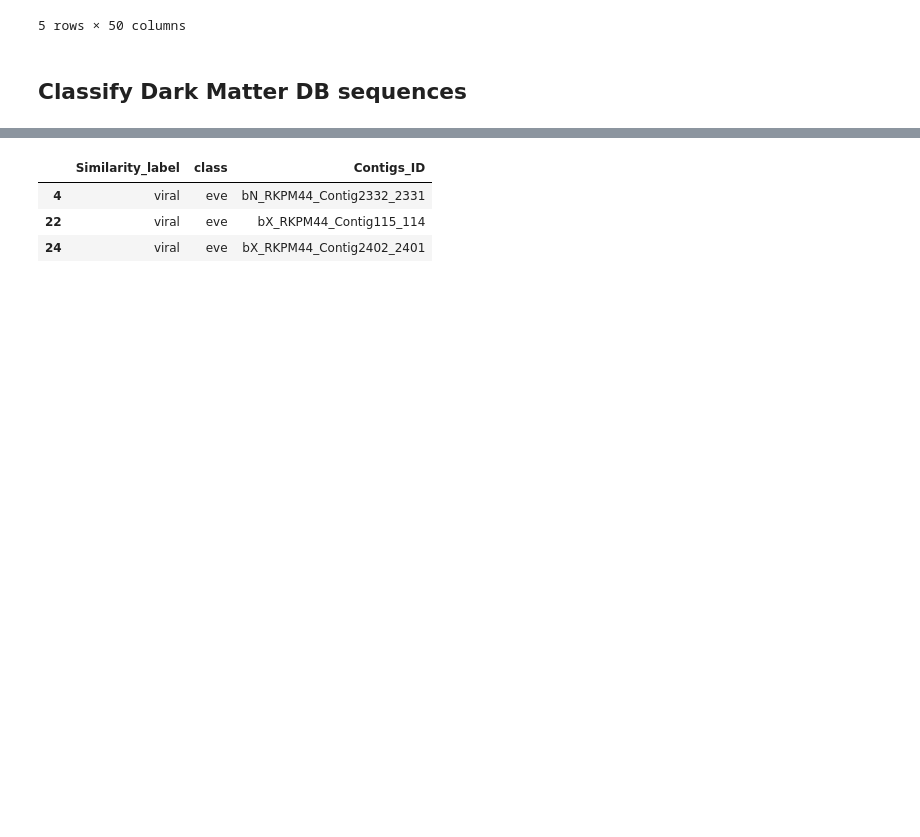
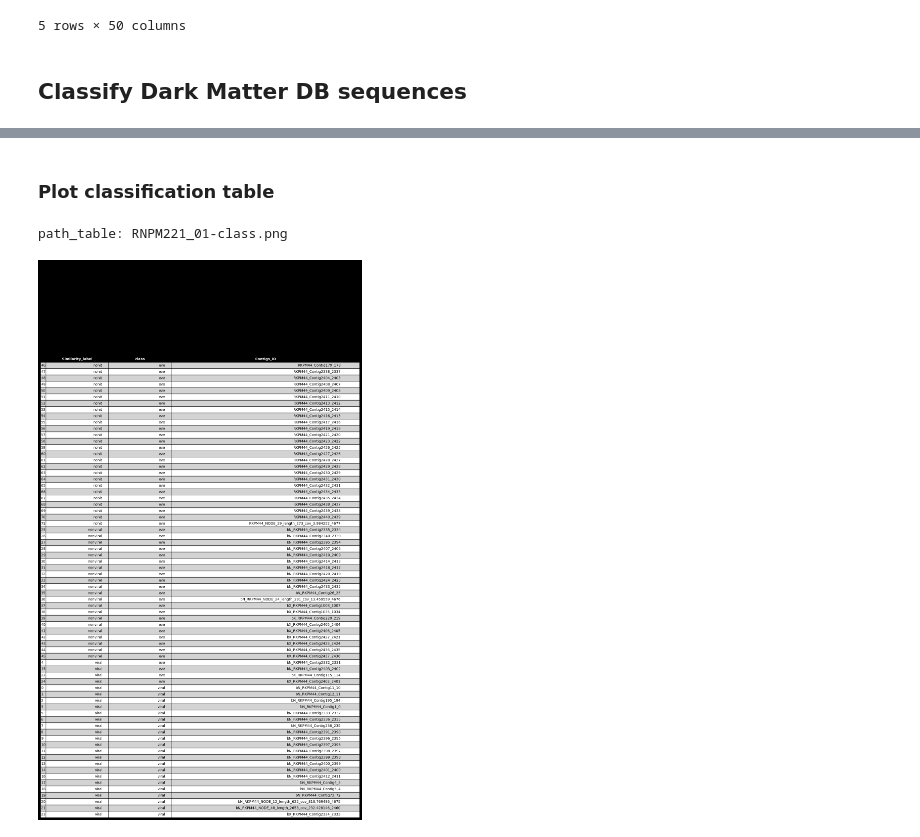
Before and after one commit to JPbio/small_RNA_MetaVir, a Jupyter notebook: src/ml/virus-eves/nb_virus_eves_inference.ipynb, the cells around one changed output, grey strips where cells are left out. Drawn from its saved outputs; the diff is of its cells as text; code cells hidden in the pictures; blank space fills up the shorter version.

```diff
--- a/src/ml/virus-eves/nb_virus_eves_inference.ipynb
+++ b/src/ml/virus-eves/nb_virus_eves_inference.ipynb
@@ -194,0 +188,3 @@ Index(['15', '16', '17', '18', '19', '20', '21', '22', '23', '24', '25', '26',
+# %%
+feat_dark = X_dark.columns
+feat_dark
@@ -238,7 +242,7 @@ Index(['15', '16', '17', '18', '19', '20', '21', '22', '23', '24', '25', '26',
 # %% [markdown]
 Common features
 # %%
-feat_common = [f for f in feat_eves if f in feat_dark_matter]
+feat_common = [f for f in feat_eves if f in feat_dark]
 feat_common
 # %% [output]
 ['dens15to18',
@@ -254,8 +258,8 @@ Build new data frame
 # Create new data frame
 df_dark2 = pd.DataFrame()
 
-df_dark2[col_id_dark] = df_dark_matter[col_id_dark]
-df_dark2[col_class_dark] = df_dark_matter[col_class_dark]
+df_dark2[col_id_dark] = df_dark[col_id_dark]
+df_dark2[col_class_dark] = df_dark[col_class_dark]
 
 # Add features with proper names
 feat_dark2 = []
@@ -263,14 +267,14 @@ feat_dark2 = []
 for i in range(15, 35 + 1):
     feat_sense = f'X{i}'
     feat_dark2.append(feat_sense)
-    df_dark2[feat_sense] = X_dark_matter[f'{i}']
+    df_dark2[feat_sense] = X_dark[f'{i}']
 
 for i in range(15, 35 + 1):
     feat_anti_sense = f'X.{i}'
     feat_dark2.append(feat_anti_sense)
-    df_dark2[feat_anti_sense] = X_dark_matter[f'-{i}']
+    df_dark2[feat_anti_sense] = X_dark[f'-{i}']
 
-df_dark2[feat_common] = X_dark_matter[feat_common].copy()
+df_dark2[feat_common] = X_dark[feat_common].copy()
 feat_dark2 += feat_common.copy()
 # %% [markdown]
 Check features
@@ -315,11 +319,3 @@ viral             viral    22
 Name: class, dtype: int64
-# %%
-# df_report[ (df_report[col_class_eve] == 'eve') & (df_report[col_class_dark == 'viral']) ]
-foo = df_report[df_report[col_class_dark] == 'viral' ].copy()
-# foo = foo[df_report[col_class_eve] == 'eve']
-foo[df_report[col_class_eve] == 'eve']
-# %% [output]
-|  | Similarity_label | class | Contigs_ID |
-| 4 | viral | eve | bN_RKPM44_Contig2332_2331 |
-| 22 | viral | eve | bX_RKPM44_Contig115_114 |
-| 24 | viral | eve | bX_RKPM44_Contig2402_2401 |
+# %% [markdown]
+### Plot classification table
@@ -325,0 +324,42 @@ foo[df_report[col_class_eve] == 'eve']
+# %%
+
+
+fig, ax = plt.subplots()
+ax.axis('off')  # Hide axis
+
+table = pd.plotting.table(ax, df_report)
+
+table.auto_set_font_size(False)
+table.scale(2, 1.5)
+
+# Customize table design
+for (row, col), cell in table.get_celld().items():
+
+    # Header row
+    if row == 0:
+        cell.set_text_props(size=10, weight='bold', color='white')
+        cell.set_facecolor('black')
+
+    # Data rows
+    else:
+        cell.set_text_props(size=10, color='black')
+        if row % 2:
+            cell.set_facecolor('lightgray')
+
+    # Contig ID column
+    if col == 2:
+        cell.set_width(1.5)
+    # Other columns
+    else:
+        cell.set_width(.5)
+
+
+path_table = f'{lib_id}-report.png'
+# path_table = f'{path_root}/{path_table}'
+# plt.savefig(path_table)
+print(f'path_table: {path_table}')
+
+plt.show()
+# %% [output]
+path_table: RNPM221_01-class.png
+[figure, added]
```
Also changed, not shown: parts of 22 cells of this notebook.
